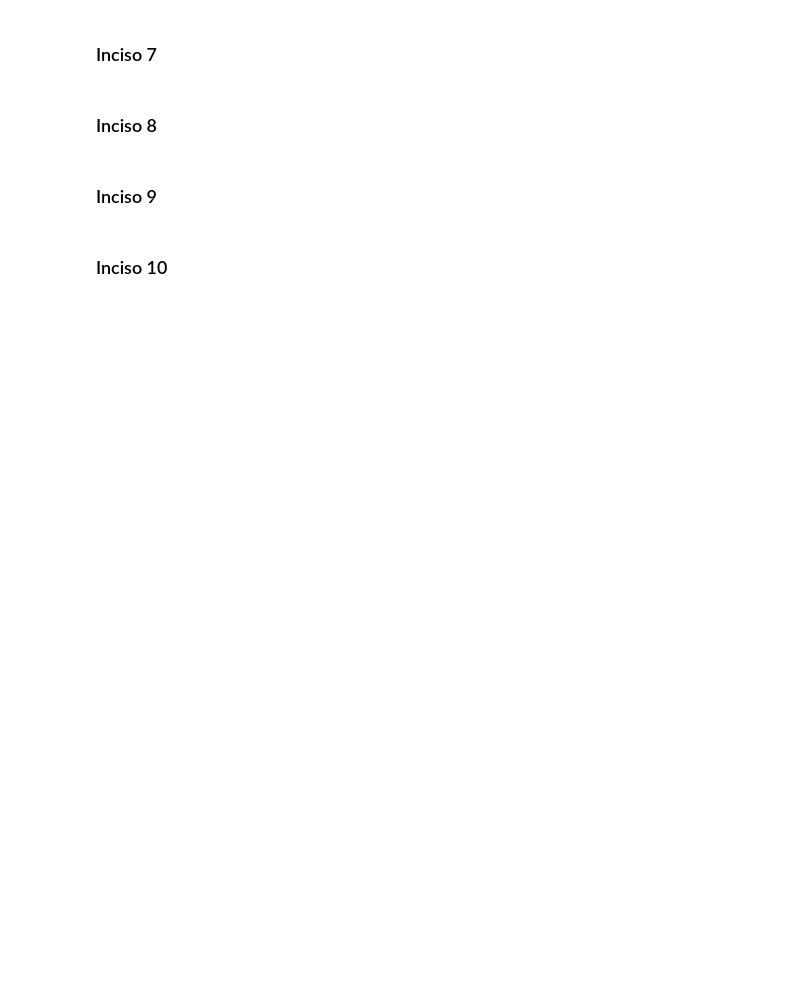
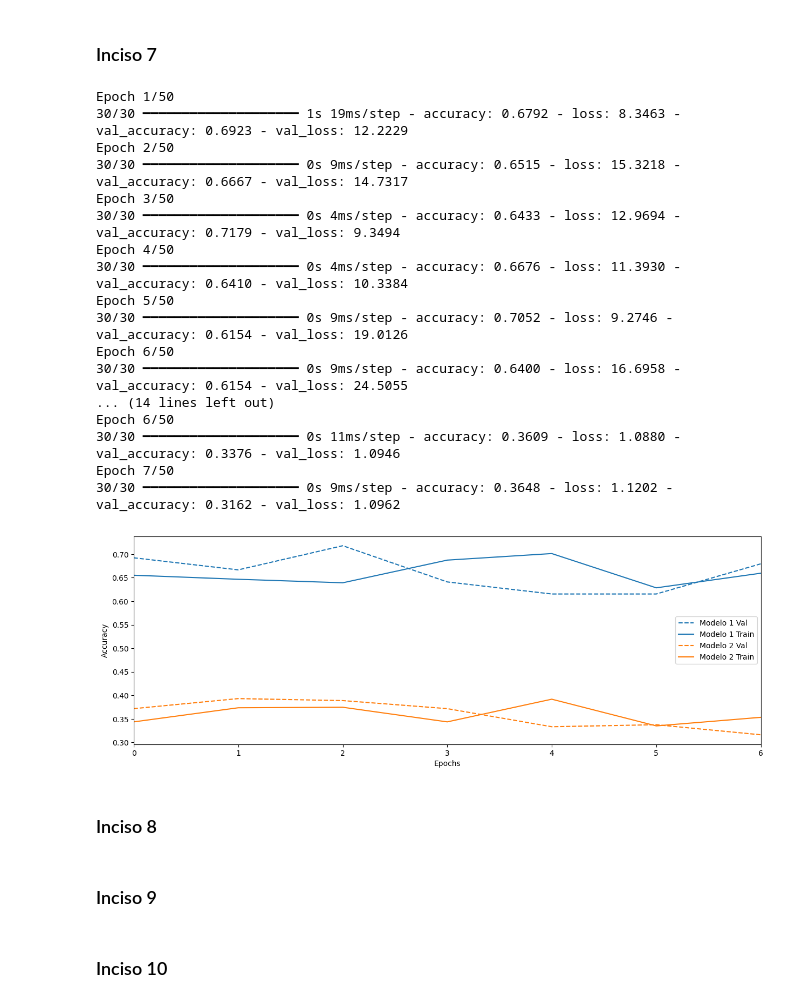
Before and after one commit to FabianJuarez182/MD-HT8, a Jupyter notebook: MD-HT8.ipynb, the cells around one changed output. Saved outputs shown, nothing was run; the diff lists cells and outputs as text; code cells hidden in the pictures; blank space fills up the shorter version.

```diff
--- a/MD-HT8.ipynb
+++ b/MD-HT8.ipynb
@@ -157,5 +270,72 @@ datos['CategoriaPrecio'] = pd.cut(datos['SalePrice'], bins, labels=['Bajo', 'Med
 # %% [markdown]
 ### Inciso 7
+# %%
+from tensorflow.keras.callbacks import EarlyStopping
+
+# Callback para detener el entrenamiento si la validación no mejora
+early_stopping = EarlyStopping(monitor='val_loss', patience=5, restore_best_weights=True)
+
+# Entrenamiento con datos de validación para monitoreo de sobreajuste
+history1 = model1.fit(
+    X_train,
+    y_train,
+    epochs=50,  # Más épocas para ver el efecto a largo plazo
+    batch_size=32,
+    verbose=1,
+    validation_split=0.2,  # 20% de los datos para validación
+    callbacks=[early_stopping]
+)
+
+history2 = model2.fit(
+    X_train,
+    y_train,
+    epochs=50,
+    batch_size=32,
+    verbose=1,
+    validation_split=0.2,
+    callbacks=[early_stopping]
+)
+
+# Gráficas de precisión y pérdida de entrenamiento vs. validación
+import matplotlib.pyplot as plt
+
+def plot_history(histories, key='accuracy'):
+    plt.figure(figsize=(15, 5))
+
+    for name, history in histories:
+        val = plt.plot(history.epoch, history.history['val_'+key],
+                       '--', label=name.title()+' Val')
+        plt.plot(history.epoch, history.history[key], color=val[0].get_color(),
+                 label=name.title()+' Train')
+
+    plt.xlabel('Epochs')
+    plt.ylabel(key.replace('_', ' ').title())
+    plt.legend()
+    plt.xlim([0, max(history.epoch)])
+
+# Usar esta función para graficar
+plot_history([('modelo 1', history1), ('modelo 2', history2)])
+
+plt.show()
+# %% [output]
+Epoch 1/50
+30/30 ━━━━━━━━━━━━━━━━━━━━ 1s 19ms/step - accuracy: 0.6792 - loss: 8.3463 - val_accuracy: 0.6923 - val_loss: 12.2229
+Epoch 2/50
+30/30 ━━━━━━━━━━━━━━━━━━━━ 0s 9ms/step - accuracy: 0.6515 - loss: 15.3218 - val_accuracy: 0.6667 - val_loss: 14.7317
+Epoch 3/50
+30/30 ━━━━━━━━━━━━━━━━━━━━ 0s 4ms/step - accuracy: 0.6433 - loss: 12.9694 - val_accuracy: 0.7179 - val_loss: 9.3494
+Epoch 4/50
+30/30 ━━━━━━━━━━━━━━━━━━━━ 0s 4ms/step - accuracy: 0.6676 - loss: 11.3930 - val_accuracy: 0.6410 - val_loss: 10.3384
+Epoch 5/50
+30/30 ━━━━━━━━━━━━━━━━━━━━ 0s 9ms/step - accuracy: 0.7052 - loss: 9.2746 - val_accuracy: 0.6154 - val_loss: 19.0126
+Epoch 6/50
+30/30 ━━━━━━━━━━━━━━━━━━━━ 0s 9ms/step - accuracy: 0.6400 - loss: 16.6958 - val_accuracy: 0.6154 - val_loss: 24.5055
+... (14 lines left out)
+Epoch 6/50
+30/30 ━━━━━━━━━━━━━━━━━━━━ 0s 11ms/step - accuracy: 0.3609 - loss: 1.0880 - val_accuracy: 0.3376 - val_loss: 1.0946
+Epoch 7/50
+30/30 ━━━━━━━━━━━━━━━━━━━━ 0s 9ms/step - accuracy: 0.3648 - loss: 1.1202 - val_accuracy: 0.3162 - val_loss: 1.0962
+[figure, added]
 # %% [markdown]
 ### Inciso 8
 # %% [markdown]
```
Also changed, not shown: parts of 6 cells of this notebook.
